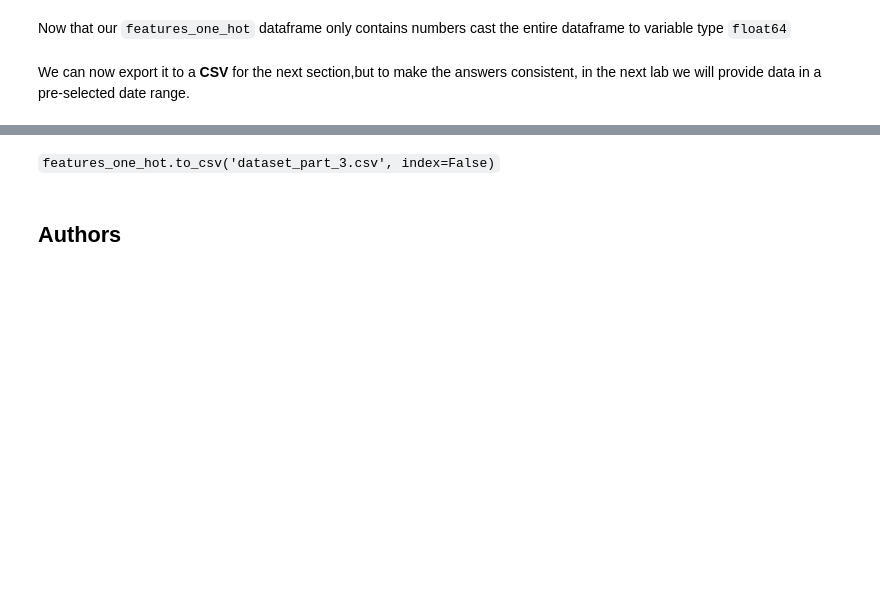
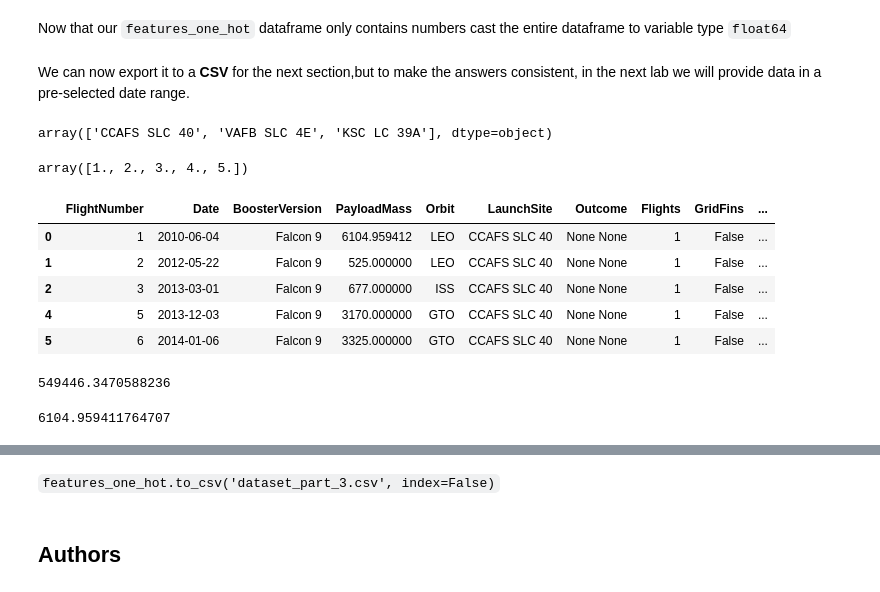
Before and after one commit to kevinvoskamp/testrepo, a Jupyter notebook: Final_Notebook_2.ipynb, the cells around one changed output, grey strips where cells are left out. Saved outputs shown, nothing was run; the diff lists cells and outputs as text; code cells hidden in the pictures; blank space fills up the shorter version.

```diff
--- a/Final_Notebook_2.ipynb
+++ b/Final_Notebook_2.ipynb
@@ -225,3 +225,32 @@ Now that our <code>features_one_hot</code> dataframe only contains numbers cast
 features_one_hot = features_one_hot.astype('float64')
 # %% [markdown]
 We can now export it to a <b>CSV</b> for the next section,but to make the answers consistent, in the next lab we will provide data in a pre-selected date range.
+# %%
+df.LaunchSite.unique()
+# %% [output]
+array(['CCAFS SLC 40', 'VAFB SLC 4E', 'KSC LC 39A'], dtype=object)
+# %%
+df.Block.unique()
+# %% [output]
+array([1., 2., 3., 4., 5.])
+# %%
+CCA_LaunchSites = df[df['LaunchSite'] == 'CCAFS SLC 40']
+CCA_LaunchSites.head(5)
+# %% [output]
+|  | FlightNumber | Date | BoosterVersion | PayloadMass | Orbit | LaunchSite | Outcome | Flights | GridFins | ... |
+| 0 | 1 | 2010-06-04 | Falcon 9 | 6104.959412 | LEO | CCAFS SLC 40 | None None | 1 | False | ... |
+| 1 | 2 | 2012-05-22 | Falcon 9 | 525.000000 | LEO | CCAFS SLC 40 | None None | 1 | False | ... |
+| 2 | 3 | 2013-03-01 | Falcon 9 | 677.000000 | ISS | CCAFS SLC 40 | None None | 1 | False | ... |
+| 4 | 5 | 2013-12-03 | Falcon 9 | 3170.000000 | GTO | CCAFS SLC 40 | None None | 1 | False | ... |
+| 5 | 6 | 2014-01-06 | Falcon 9 | 3325.000000 | GTO | CCAFS SLC 40 | None None | 1 | False | ... |
+# %%
+TotalPlayLoadMaas = pd.Series(df['PayloadMass']).sum()
+print(TotalPlayLoadMaas)
+# %% [output]
+549446.3470588236
+# %%
+dfF9 = df[df['BoosterVersion'] == 'Falcon 9']
+AvPlayLoadMaas = pd.Series(dfF9['PayloadMass']).mean()
+print(AvPlayLoadMaas)
+# %% [output]
+6104.959411764707
```
Also changed, not shown: parts of 10 cells of this notebook.
